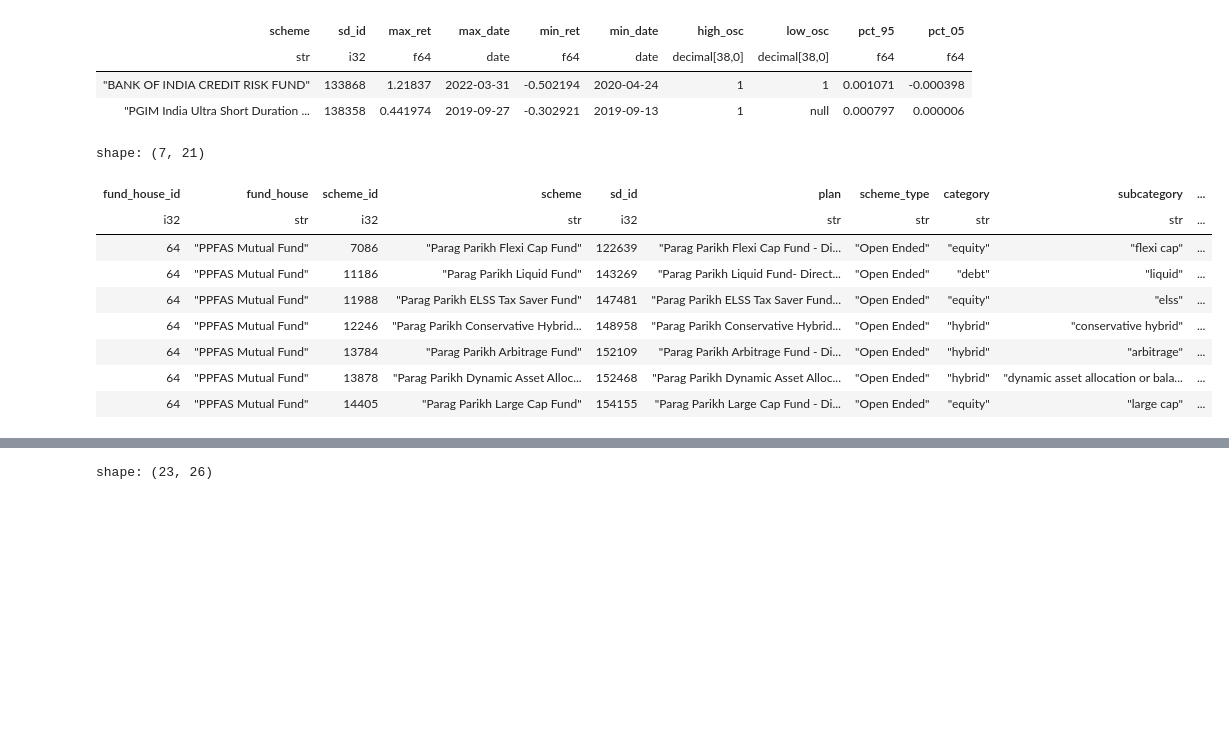
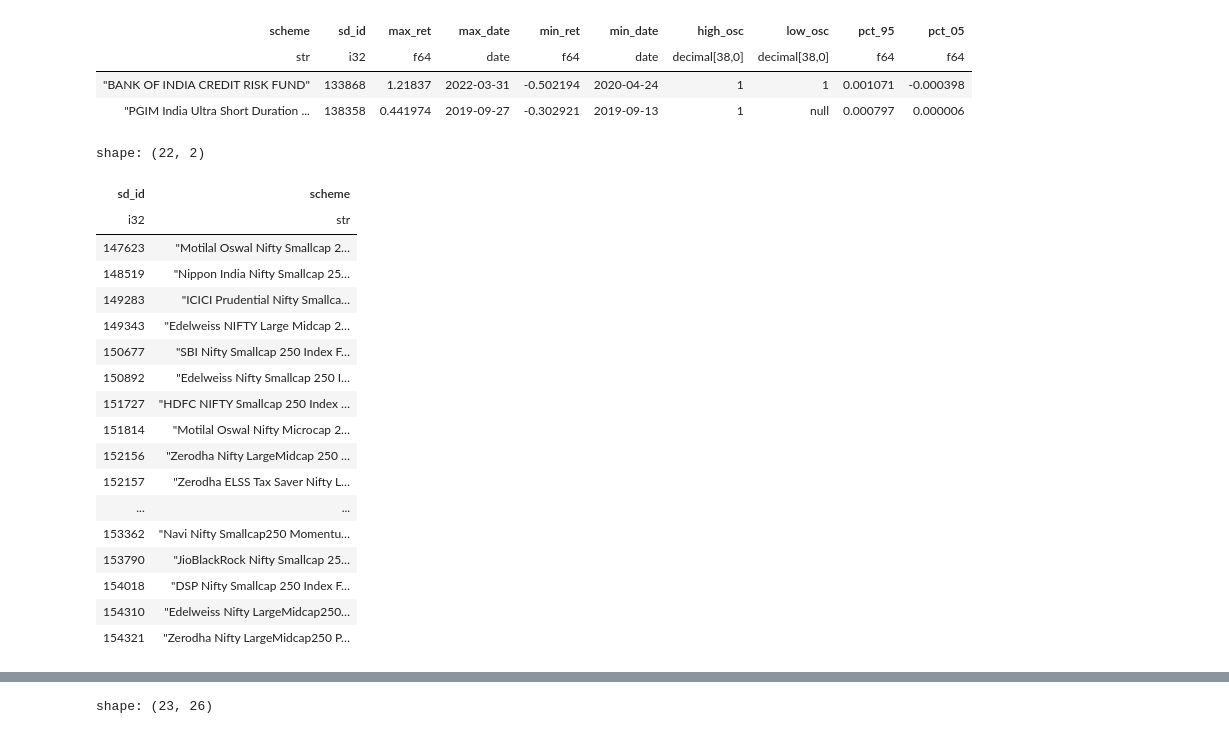
Before and after one commit to akashgurava/amfi, a Jupyter notebook: Start.ipynb, the cells around one changed output, grey strips where cells are left out. Saved outputs shown, nothing was run; the diff lists cells and outputs as text; code cells hidden in the pictures; blank space fills up the shorter version.

```diff
--- a/Start.ipynb
+++ b/Start.ipynb
@@ -550,21 +285,30 @@ shape: (2, 10)
 # %%
 conn.execute(
     """
-    SELECT *
+    SELECT sd_id, scheme
     FROM plans
     WHERE TRUE
-        -- AND sd_id in (120716)
-        AND scheme ILIKE '%parag%'
+        -- AND sd_id in (151727)
+        AND scheme ILIKE '%250%index%'
     """
-).pl()
+).pl().show(25)
 # %% [output]
-shape: (7, 21)
+shape: (22, 2)
-| fund_house_id | fund_house | scheme_id | scheme | sd_id | plan | scheme_type | category | subcategory | ... |
-| i32 | str | i32 | str | i32 | str | str | str | str | ... |
-| 64 | "PPFAS Mutual Fund" | 7086 | "Parag Parikh Flexi Cap Fund" | 122639 | "Parag Parikh Flexi Cap Fund - Di... | "Open Ended" | "equity" | "flexi cap" | ... |
-| 64 | "PPFAS Mutual Fund" | 11186 | "Parag Parikh Liquid Fund" | 143269 | "Parag Parikh Liquid Fund- Direct... | "Open Ended" | "debt" | "liquid" | ... |
-| 64 | "PPFAS Mutual Fund" | 11988 | "Parag Parikh ELSS Tax Saver Fund" | 147481 | "Parag Parikh ELSS Tax Saver Fund... | "Open Ended" | "equity" | "elss" | ... |
-| 64 | "PPFAS Mutual Fund" | 12246 | "Parag Parikh Conservative Hybrid... | 148958 | "Parag Parikh Conservative Hybrid... | "Open Ended" | "hybrid" | "conservative hybrid" | ... |
-| 64 | "PPFAS Mutual Fund" | 13784 | "Parag Parikh Arbitrage Fund" | 152109 | "Parag Parikh Arbitrage Fund - Di... | "Open Ended" | "hybrid" | "arbitrage" | ... |
-| 64 | "PPFAS Mutual Fund" | 13878 | "Parag Parikh Dynamic Asset Alloc... | 152468 | "Parag Parikh Dynamic Asset Alloc... | "Open Ended" | "hybrid" | "dynamic asset allocation or bala... | ... |
-| 64 | "PPFAS Mutual Fund" | 14405 | "Parag Parikh Large Cap Fund" | 154155 | "Parag Parikh Large Cap Fund - Di... | "Open Ended" | "equity" | "large cap" | ... |
+| sd_id | scheme |
+| i32 | str |
+| 147623 | "Motilal Oswal Nifty Smallcap 2… |
+| 148519 | "Nippon India Nifty Smallcap 25… |
+| 149283 | "ICICI Prudential Nifty Smallca… |
+| 149343 | "Edelweiss NIFTY Large Midcap 2… |
+| 150677 | "SBI Nifty Smallcap 250 Index F… |
+| 150892 | "Edelweiss Nifty Smallcap 250 I… |
+| 151727 | "HDFC NIFTY Smallcap 250 Index … |
+| 151814 | "Motilal Oswal Nifty Microcap 2… |
+| 152156 | "Zerodha Nifty LargeMidcap 250 … |
+| 152157 | "Zerodha ELSS Tax Saver Nifty L… |
+| ... | ... |
+| 153362 | "Navi Nifty Smallcap250 Momentu… |
+| 153790 | "JioBlackRock Nifty Smallcap 25… |
+| 154018 | "DSP Nifty Smallcap 250 Index F… |
+| 154310 | "Edelweiss Nifty LargeMidcap250… |
+| 154321 | "Zerodha Nifty LargeMidcap250 P… |
```
Also changed, not shown: parts of 34 cells of this notebook, 25 other files.
